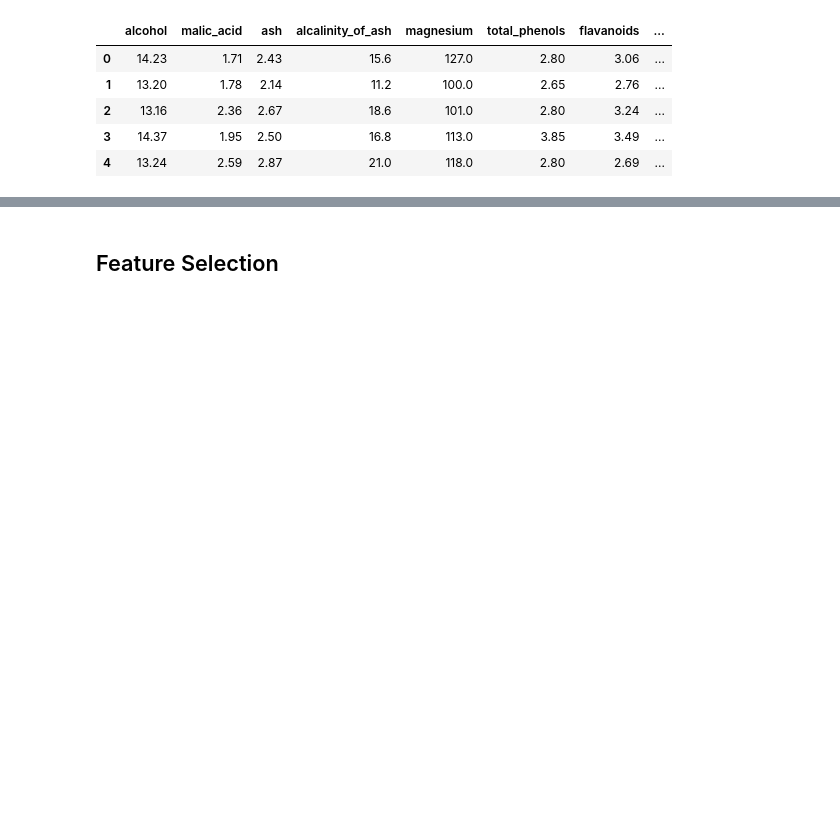
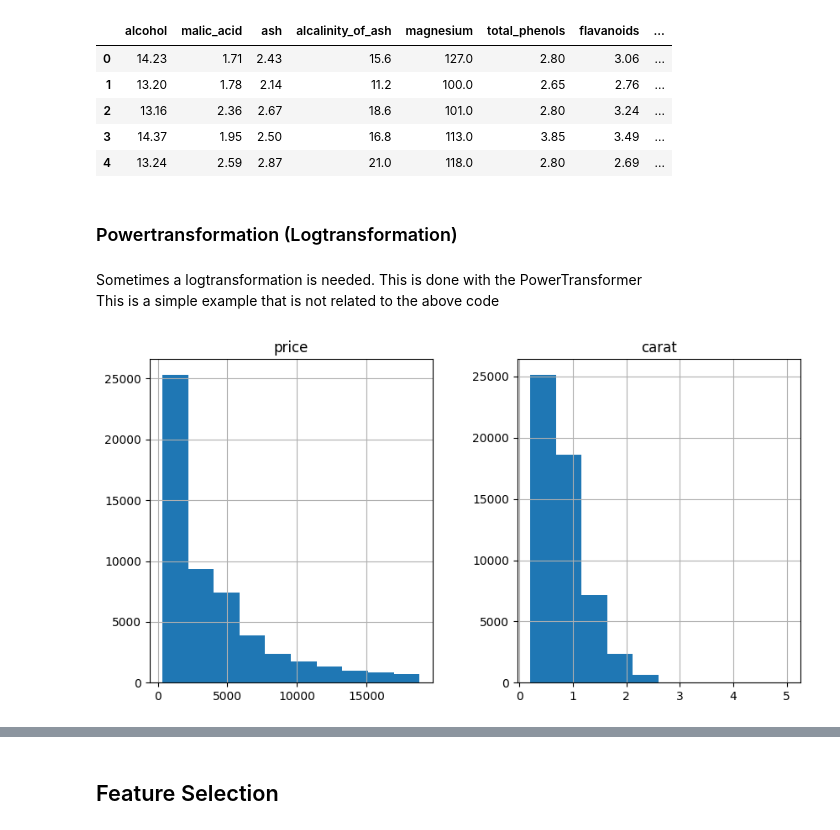
Before and after one commit to Biber76/MachineLearning, a Jupyter notebook: PreparingTheData Feature Selection.ipynb, the cells around one changed output, grey strips where cells are left out. Cells and saved outputs as stored; diff of their text form; code cells hidden in the pictures; blank space fills up the shorter version.

Commit message:
added Powertransformation (Log)

```diff
--- a/PreparingTheData Feature Selection.ipynb
+++ b/PreparingTheData Feature Selection.ipynb
@@ -351,3 +351,15 @@ from sklearn.preprocessing import RobustScaler
 scaler = RobustScaler()
 x_train_scaled = scaler.fit_transform(x_train)
 x_test_scaled = scaler.transform(x_test)
+# %% [markdown]
+### Powertransformation (Logtransformation)
+# %% [markdown]
+Sometimes a logtransformation is needed. This is done with the PowerTransformer \
+This is a simple example that is not related to the above code
+# %%
+import seaborn as sns
+
+diamonds = sns.load_dataset("diamonds")
+diamonds[["price", "carat"]].hist(figsize=(10, 5));
+# %% [output]
+[figure, added]
```
Also changed, not shown: parts of 1 cell of this notebook.
